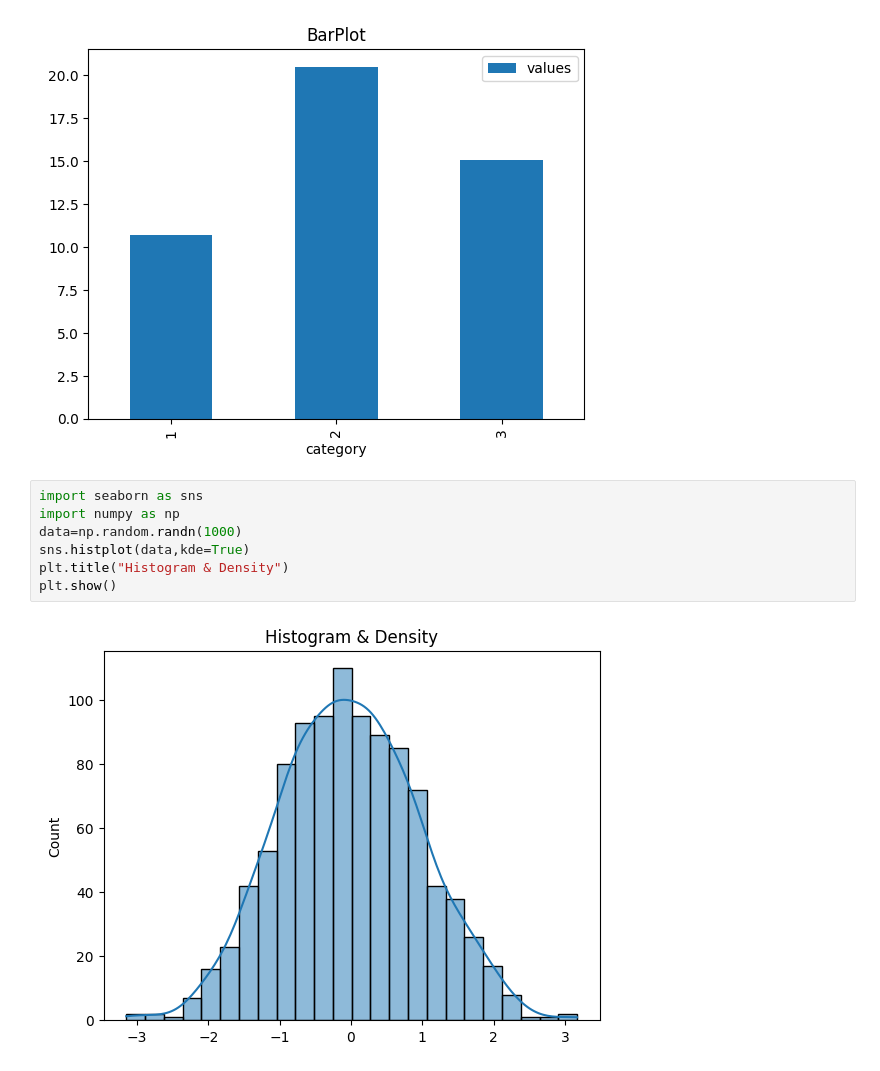
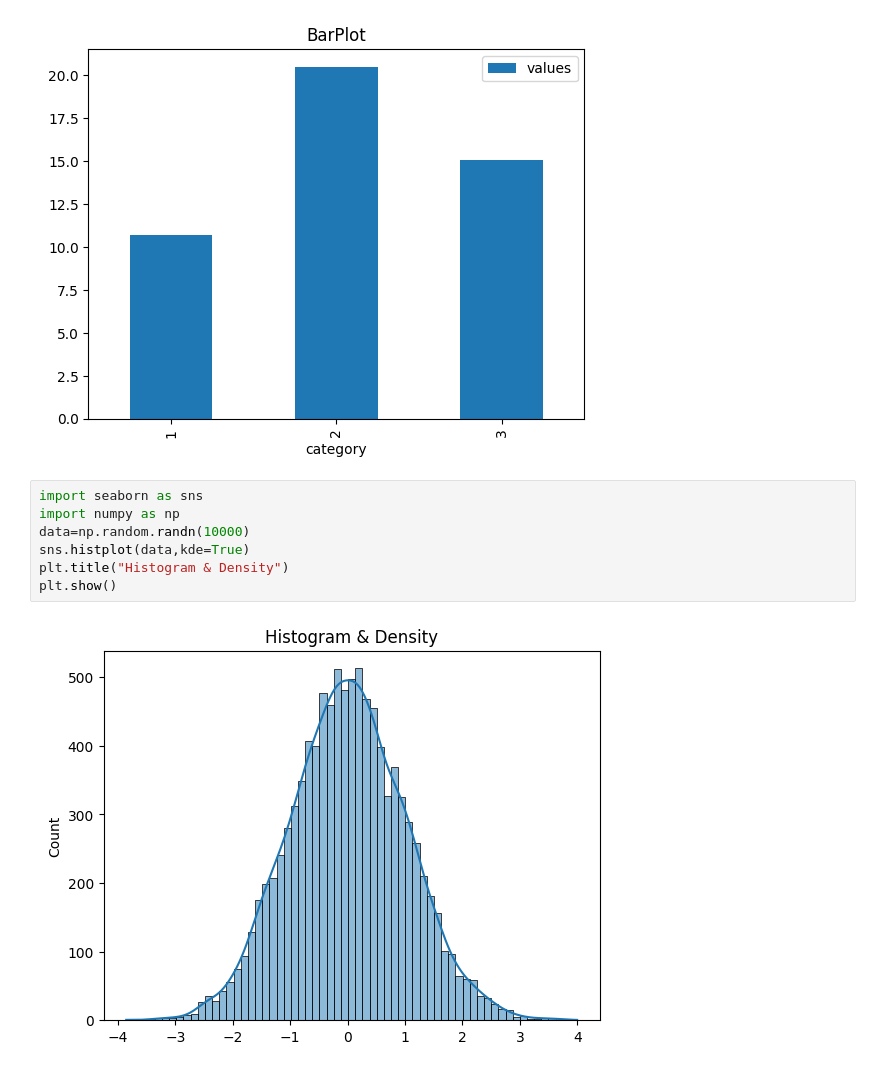
Before and after one commit to dhoneReddy6-code/DS-Project, a Jupyter notebook: 5ABCDE.ipynb, the cells around one changed output. Cells and saved outputs as stored; diff of their text form.

```diff
--- a/5ABCDE.ipynb
+++ b/5ABCDE.ipynb
@@ -24,10 +24,10 @@ plt.show()
 # %%
 import seaborn as sns
 import numpy as np
-data=np.random.randn(1000)
+data=np.random.randn(10000)
 sns.histplot(data,kde=True)
 plt.title("Histogram & Density")
 plt.show()
 # %% [output]
-[figure, old version]
+[figure, new version]
 # %%
```
Also changed, not shown: parts of 2 cells of this notebook.
